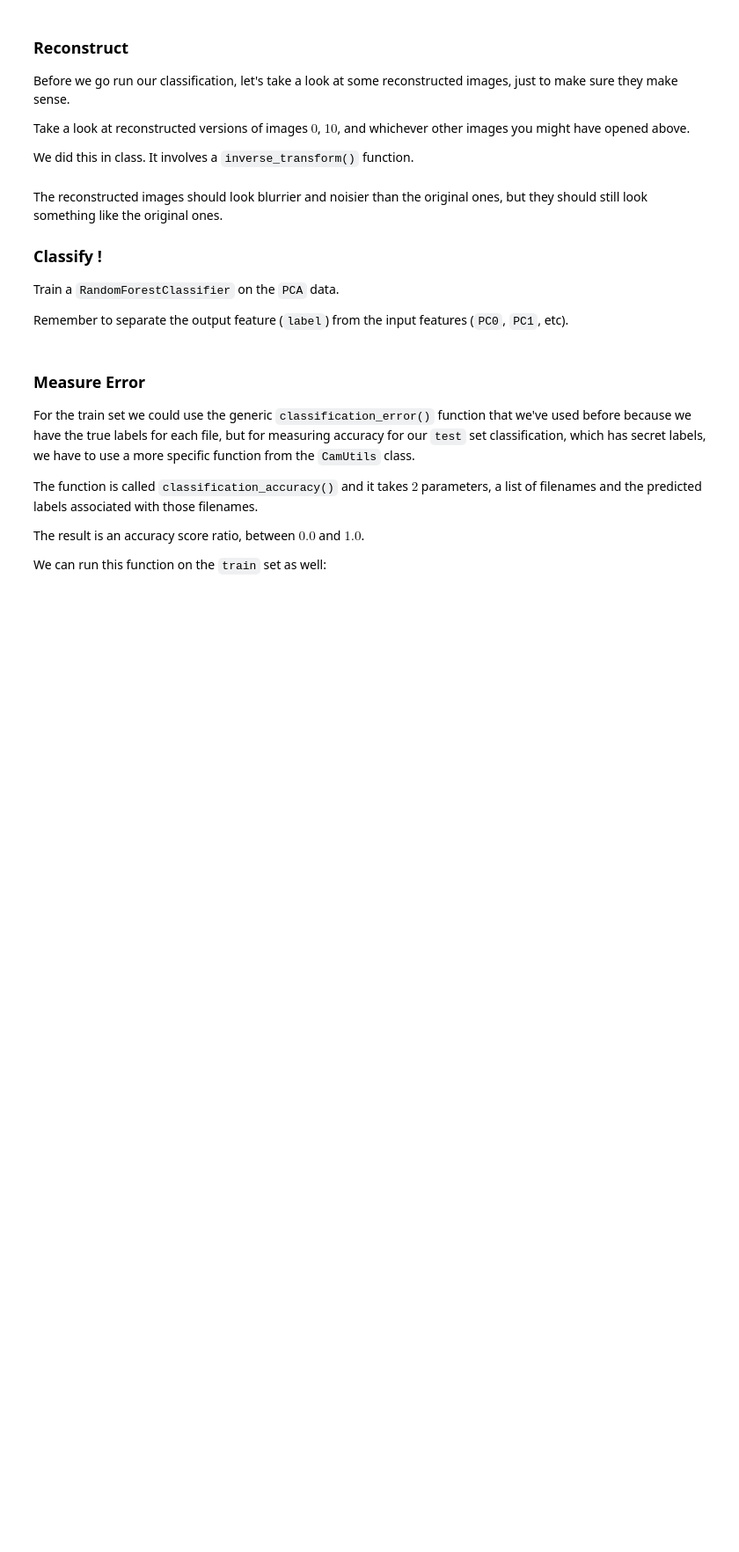
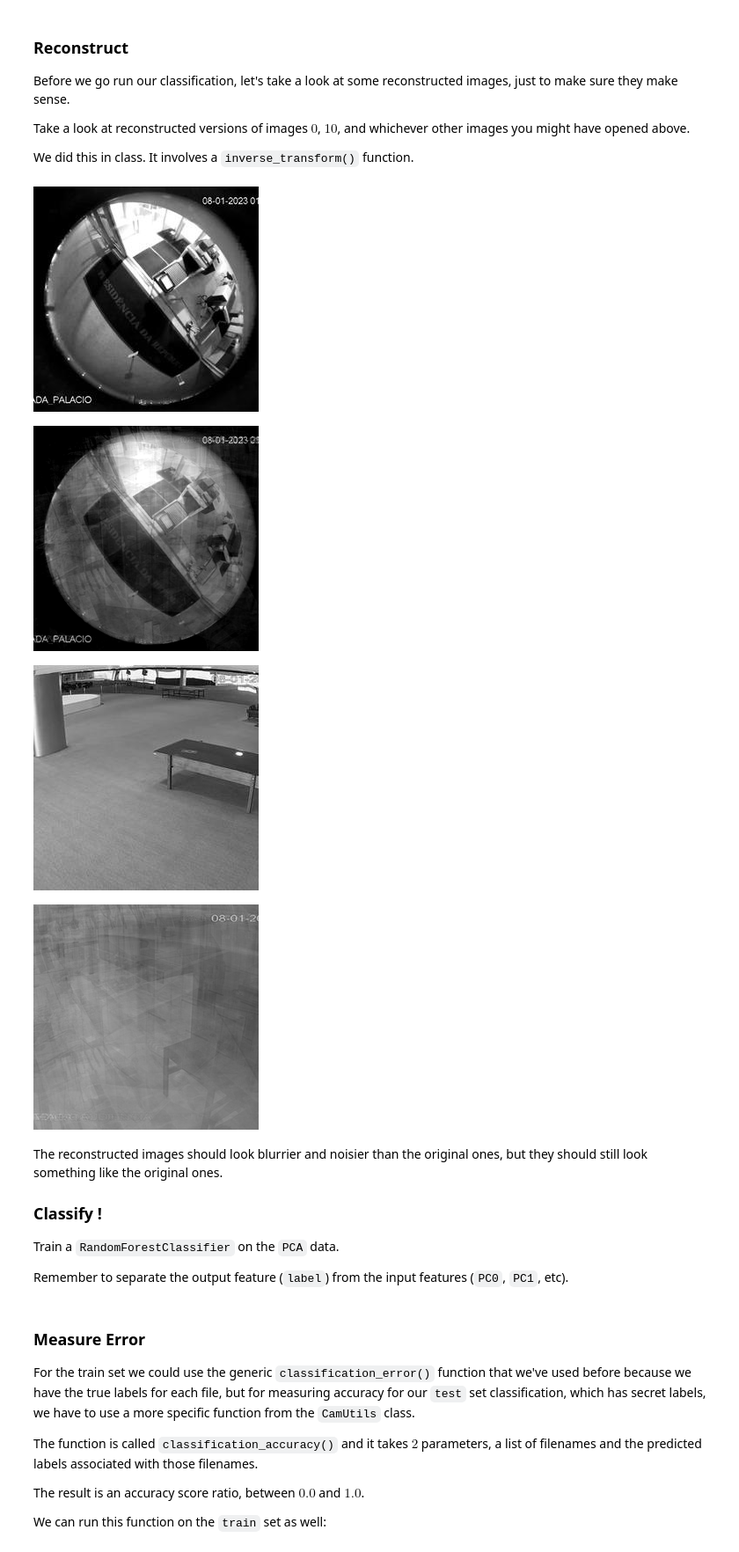
Before and after one commit to SM-ML-2026/Homework09, a Jupyter notebook: Homework09.ipynb, the cells around one changed output. Shown at 88% size. Cells and saved outputs as stored; diff of their text form; code cells hidden in the pictures; blank space fills up the shorter version.

```diff
--- a/Homework09.ipynb
+++ b/Homework09.ipynb
@@ -78,6 +109,14 @@ Create a `DataFrame` called `cam_pca_df` by running `PCA` on the list of pixel d
 You can change how many components to extract from the images later, but for this first run just use $10$ components so we can compare classification with $10$ `PCA` components to the classification with $10$ random features from `Homework07`.  Make sure to confirm how much of the `variance` is preserved by this transformation.
 # %%
 # TODO: run PCA, get DataFrame
+cam_pca = PCA(n_components=5).set_output(transform="pandas")
+cam_pca_df = cam_pca.fit_transform(pixel_data)
+
 # TODO: add "label" column
+cam_pca_df["label"] = label_data
+
 # TODO: print variance
+print(sum(cam_pca.explained_variance_ratio_))
+
 # TODO: take a look at the first 5 rows
+display(cam_pca_df[:5])
@@ -100,9 +146,20 @@ Take a look at reconstructed versions of images $0$, $10$, and whichever other i
 
 We did this in class. It involves a `inverse_transform()` function.
 # %%
+reconstructed_pixels = cam_pca.inverse_transform(cam_pca_df.drop(columns=["label"]))
+
 # TODO: reconstruct image at index 0
+display(make_image(pixel_data[0]))
+display(make_image(reconstructed_pixels.loc[0]))
 
 # TODO: reconstruct image at index 10
+display(make_image(pixel_data[10]))
+display(make_image(reconstructed_pixels.loc[10]))
+# %% [output]
+[figure, added]
+[figure, added]
+[figure, added]
+[figure, added]
 # %% [markdown]
 The reconstructed images should look blurrier and noisier than the original ones, but they should still look something like the original ones.
 
```
Also changed, not shown: parts of 21 cells of this notebook.
